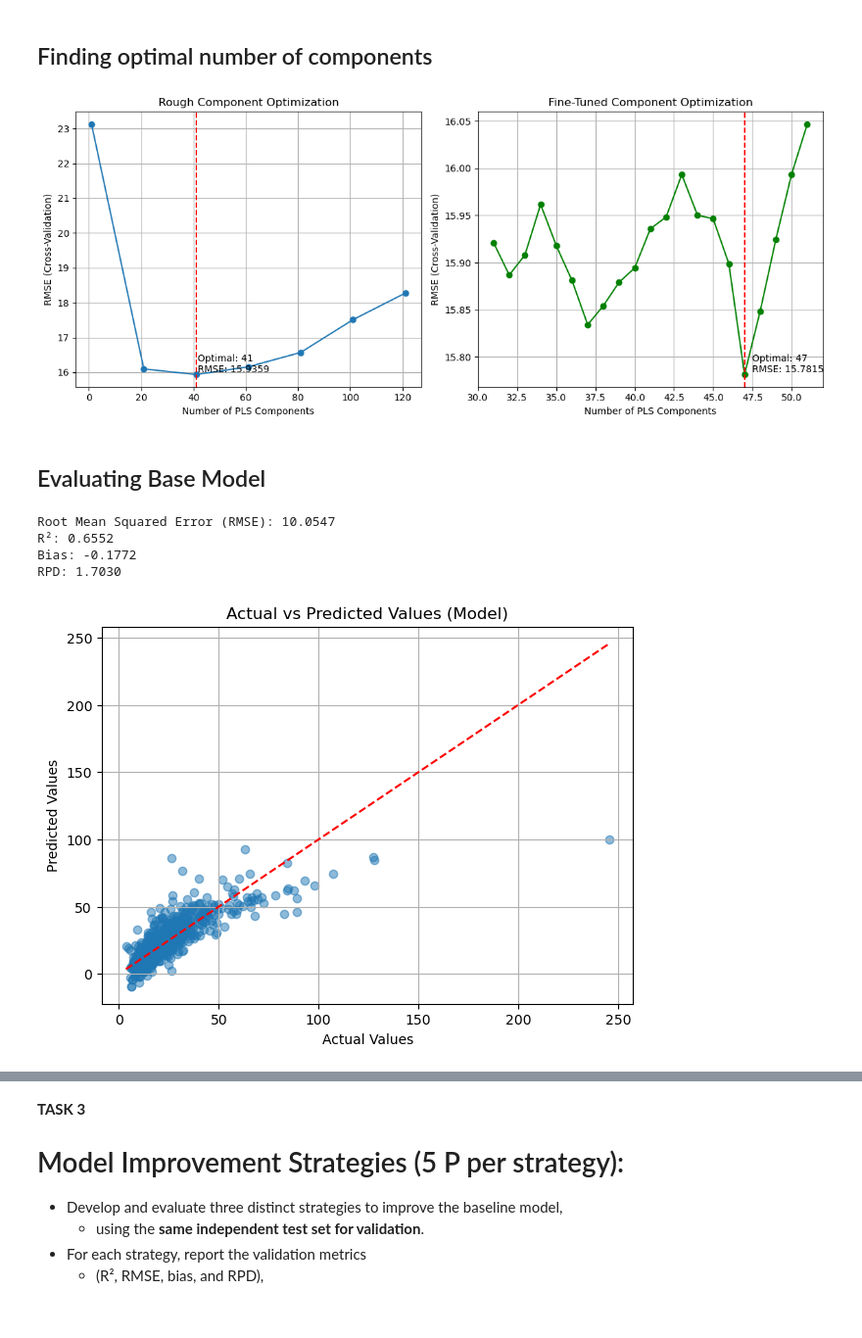
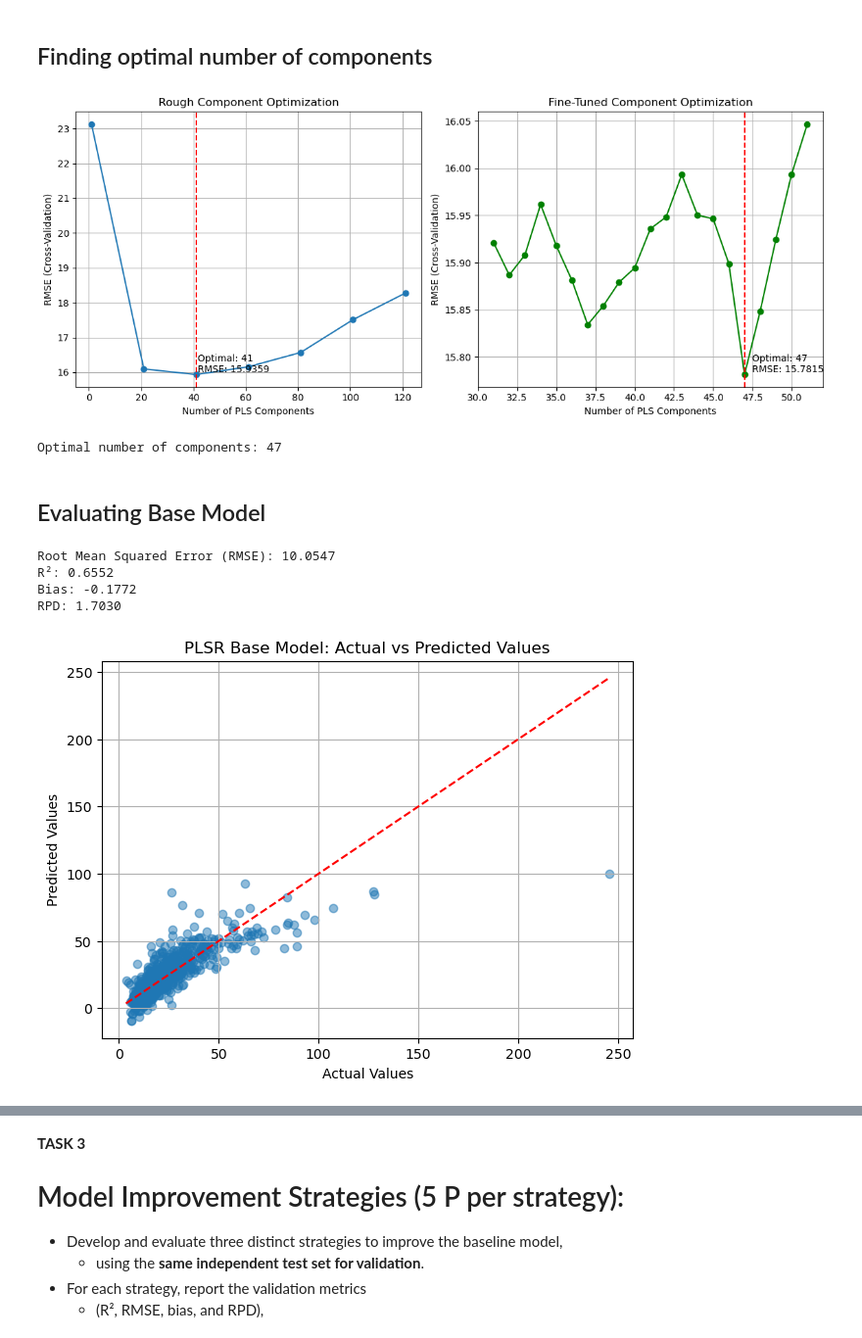
Before and after one commit to luismaecker/soc_modelling, a Jupyter notebook: pls.ipynb, the cells around one changed output, grey strips where cells are left out. Shown at 98% size. Drawn from its saved outputs; the diff is of its cells as text; code cells hidden in the pictures.

```diff
--- a/pls.ipynb
+++ b/pls.ipynb
@@ -334,27 +339,29 @@ plsr_base_components = own_functions.optimize_pls_components(X_train=X_train,
                                       max_components=140,
                                       step=20,
                                       fine_tune=True,
-                                      show_progress=True,
+                                      show_progress=False,
                                       plot_results=True
                                       )
 # %% [output]
 [figure]
+Optimal number of components: 47
 # %% [markdown]
 ## Evaluating Base Model
 # %%
 plsr_base_model = PLSRegression(n_components=plsr_base_components["optimal_n"])
 plsr_base_model.fit(X_train, y_train)
 
 plsr_base_eval = own_functions.evaluate_model(plsr_base_model,
                              X_test=X_test,
                              y_test=y_test,
                              print_metrics=True,
-                             show_plot=True
+                             show_plot=True,
+                             plot_kwargs={'model_name': 'PLSR Base Model'}
                              )
 # %% [output]
 Root Mean Squared Error (RMSE): 10.0547
 R²: 0.6552
 Bias: -0.1772
 RPD: 1.7030
-[figure, old version]
+[figure, new version]
 # %% [markdown]
```
Also changed, not shown: parts of 63 cells of this notebook, 4 other files.
